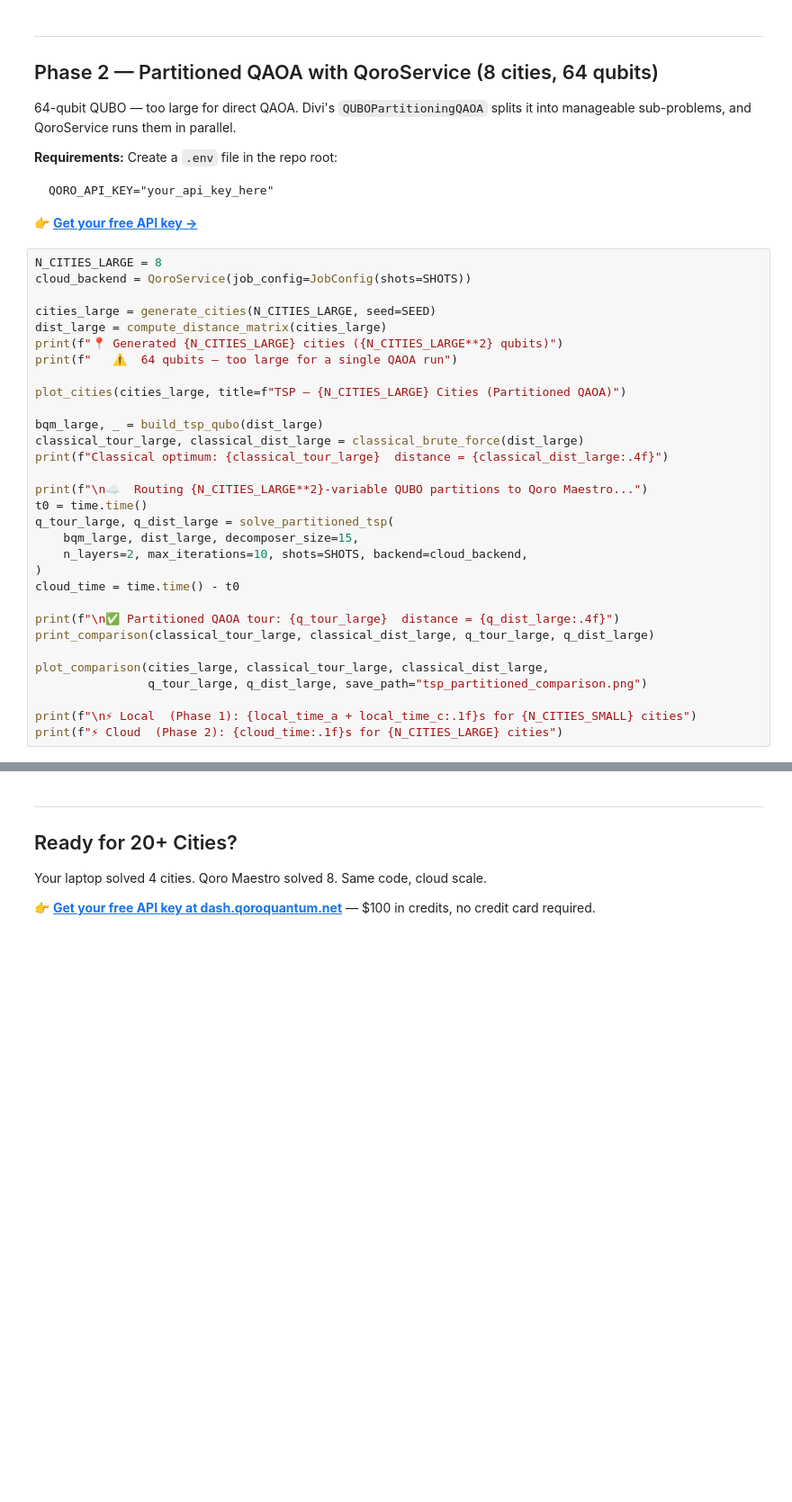
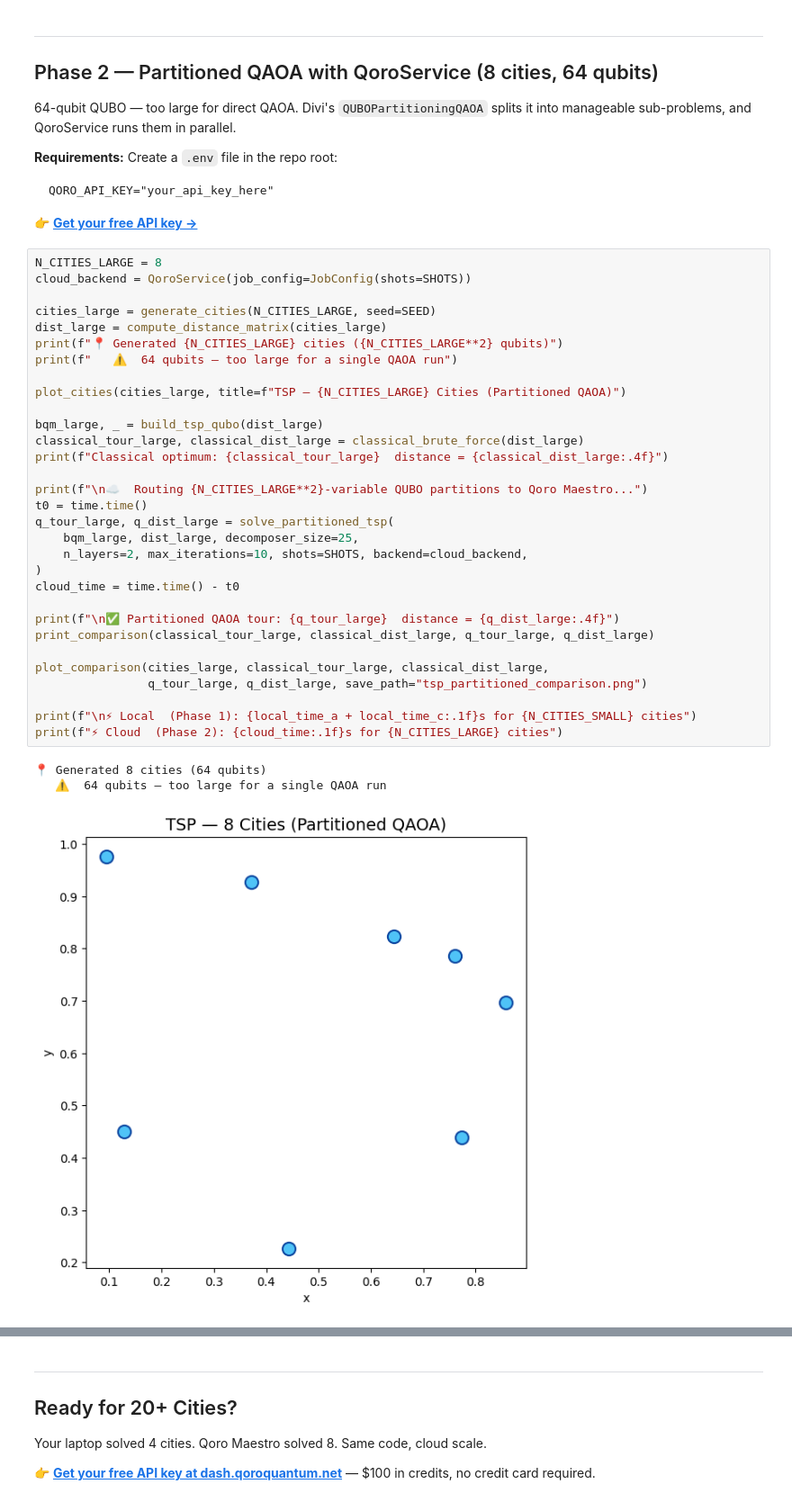
Before and after one commit to QoroQuantum/divi-demos, a Jupyter notebook: travelling_salesman/travelling_salesman.ipynb, the cells around one changed output, grey strips where cells are left out. Shown at 90% size. Cells and saved outputs as stored; diff of their text form; blank space fills up the shorter version.

```diff
--- a/travelling_salesman/travelling_salesman.ipynb
+++ b/travelling_salesman/travelling_salesman.ipynb
@@ -108,31 +108,35 @@ QORO_API_KEY="your_api_key_here"
 # %%
 N_CITIES_LARGE = 8
 cloud_backend = QoroService(job_config=JobConfig(shots=SHOTS))
 
 cities_large = generate_cities(N_CITIES_LARGE, seed=SEED)
 dist_large = compute_distance_matrix(cities_large)
 print(f"📍 Generated {N_CITIES_LARGE} cities ({N_CITIES_LARGE**2} qubits)")
 print(f"   ⚠️  64 qubits — too large for a single QAOA run")
 
 plot_cities(cities_large, title=f"TSP — {N_CITIES_LARGE} Cities (Partitioned QAOA)")
 
 bqm_large, _ = build_tsp_qubo(dist_large)
 classical_tour_large, classical_dist_large = classical_brute_force(dist_large)
 print(f"Classical optimum: {classical_tour_large}  distance = {classical_dist_large:.4f}")
 
 print(f"\n☁️  Routing {N_CITIES_LARGE**2}-variable QUBO partitions to Qoro Maestro...")
 t0 = time.time()
 q_tour_large, q_dist_large = solve_partitioned_tsp(
-    bqm_large, dist_large, decomposer_size=15,
+    bqm_large, dist_large, decomposer_size=25,
     n_layers=2, max_iterations=10, shots=SHOTS, backend=cloud_backend,
 )
 cloud_time = time.time() - t0
 
 print(f"\n✅ Partitioned QAOA tour: {q_tour_large}  distance = {q_dist_large:.4f}")
 print_comparison(classical_tour_large, classical_dist_large, q_tour_large, q_dist_large)
 
 plot_comparison(cities_large, classical_tour_large, classical_dist_large,
                 q_tour_large, q_dist_large, save_path="tsp_partitioned_comparison.png")
 
 print(f"\n⚡ Local  (Phase 1): {local_time_a + local_time_c:.1f}s for {N_CITIES_SMALL} cities")
 print(f"⚡ Cloud  (Phase 2): {cloud_time:.1f}s for {N_CITIES_LARGE} cities")
+# %% [output]
+📍 Generated 8 cities (64 qubits)
+   ⚠️  64 qubits — too large for a single QAOA run
+[figure, added]
```
Also changed, not shown: parts of 1 cell of this notebook, 1 other file.
